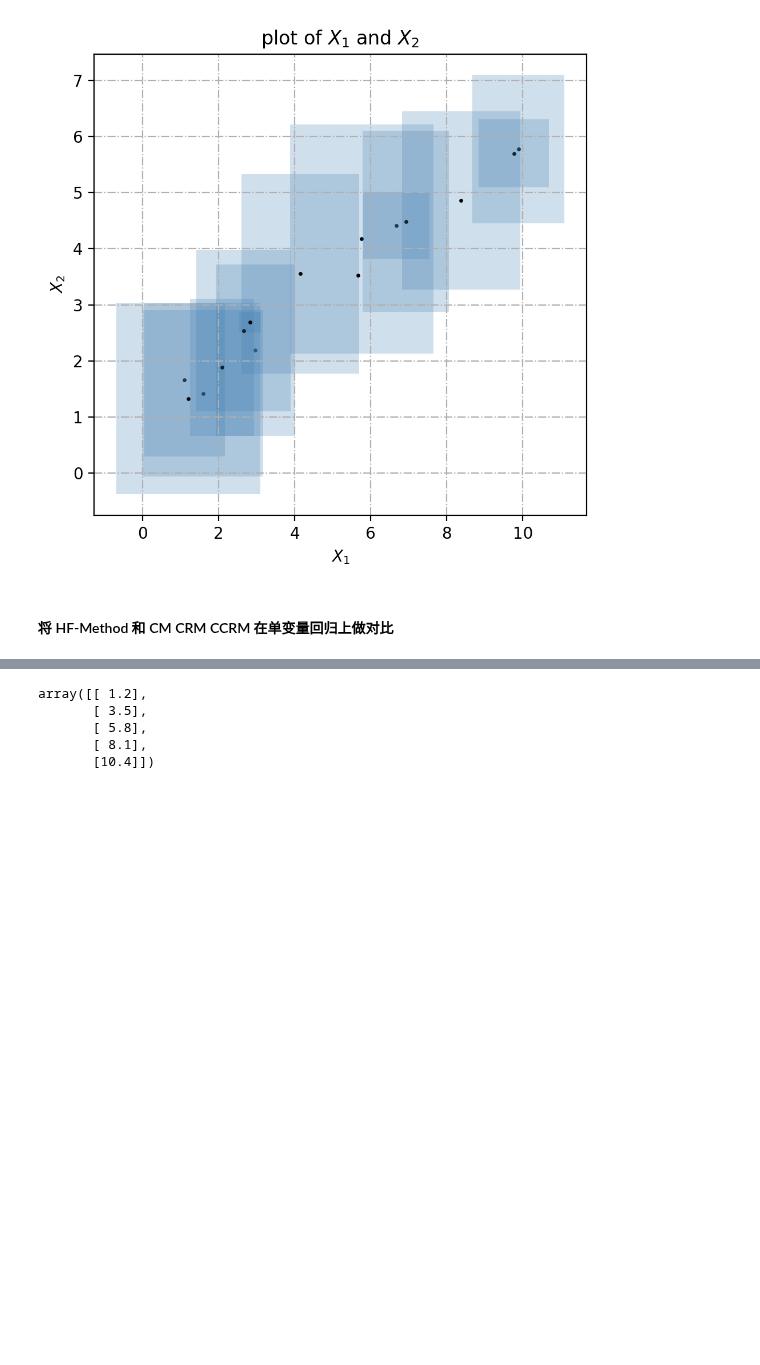
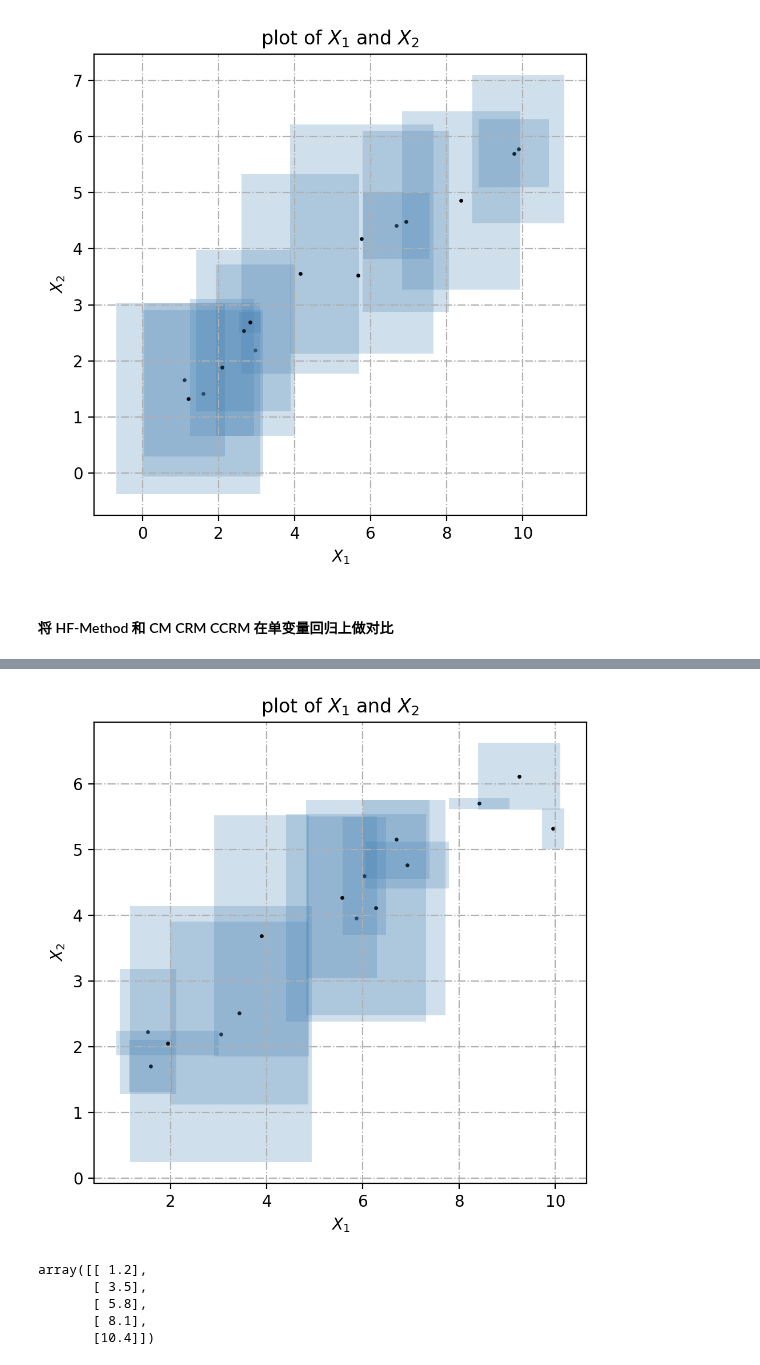
Before and after one commit to kxlkxl1999/ZKRP, a Jupyter notebook: regression.ipynb, the cells around one changed output, grey strips where cells are left out. Drawn from its saved outputs; the diff is of its cells as text; code cells hidden in the pictures; blank space fills up the shorter version.

```diff
--- a/regression.ipynb
+++ b/regression.ipynb
@@ -472,3 +484,7 @@ y4 = np.hstack((y4_c-y4_r, y4_c+y4_r))
+# %%
+show3(x,y4,real=np.hstack((x_c, y4_c)),samples=15)
+# %% [output]
+[figure, added]
 # %%
 # xxx = np.array([1,2,3,4,5]).reshape((5,1))
 # yyy = np.array([2,3,5,8,11]).reshape((5,1))
```
Also changed, not shown: parts of 4 cells of this notebook.
